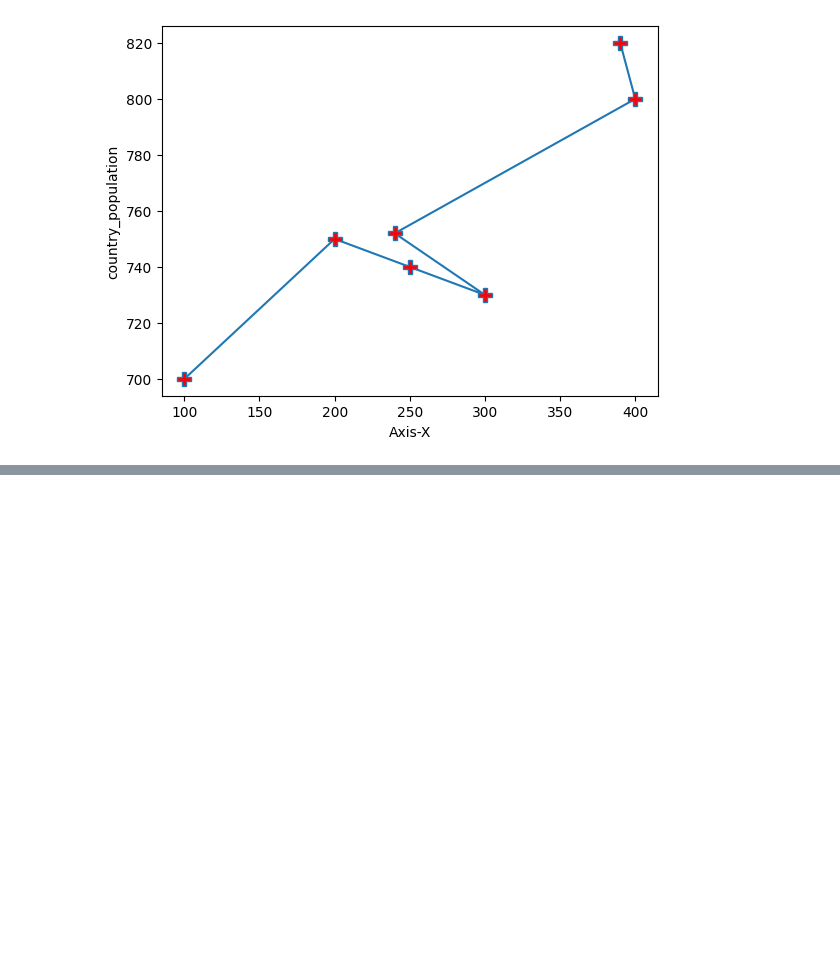
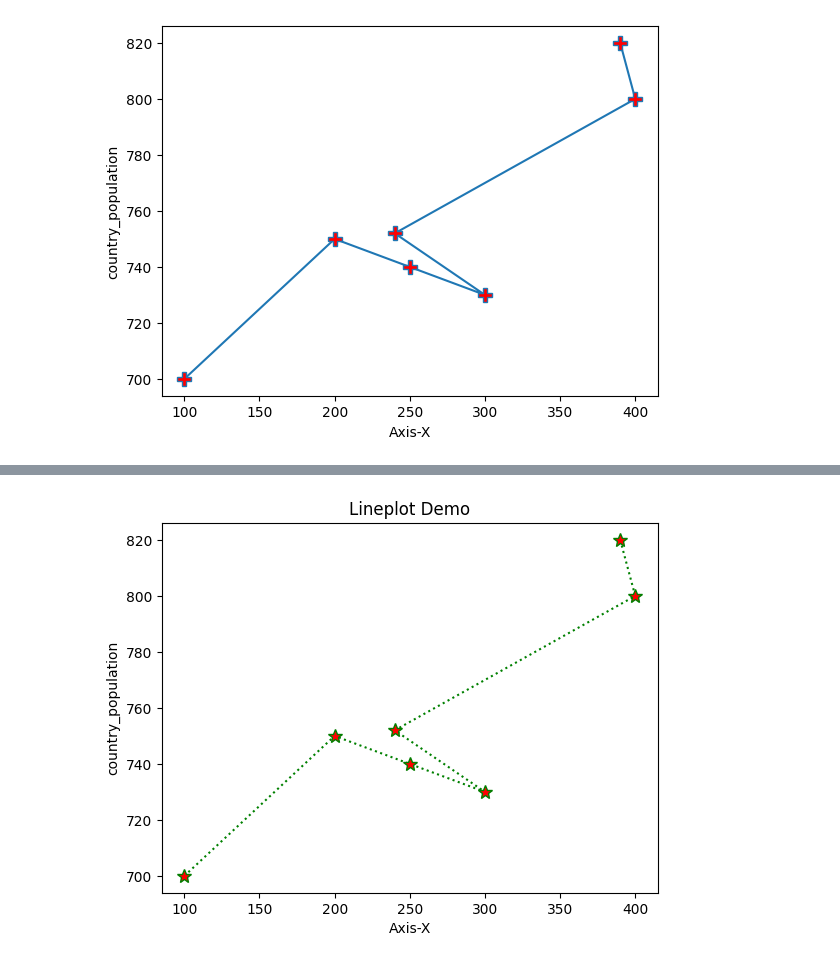
Before and after one commit to ritu-25/UpFlairs_Assignment, a Jupyter notebook: Matplotlib/matplotlib.ipynb, the cells around one changed output, grey strips where cells are left out. Saved outputs shown, nothing was run; the diff lists cells and outputs as text; code cells hidden in the pictures; blank space fills up the shorter version.

```diff
--- a/Matplotlib/matplotlib.ipynb
+++ b/Matplotlib/matplotlib.ipynb
@@ -66,0 +78,12 @@ plt.show()
+# %%
+## lineplot
+# ls  ==> line style
+country_population = [700,750,740,730,752,800,820]
+a_axis =[100,200,250,300,240,400,390]
+plt.plot(a_axis,country_population,marker='*',ms=10 , mfc='red',color='green',ls='dotted')
+plt.title('Lineplot Demo')
+plt.xlabel('Axis-X')
+plt.ylabel('country_population')
+plt.show()
+# %% [output]
+[figure, added]
```
Also changed, not shown: parts of 18 cells of this notebook, 2 other files.
